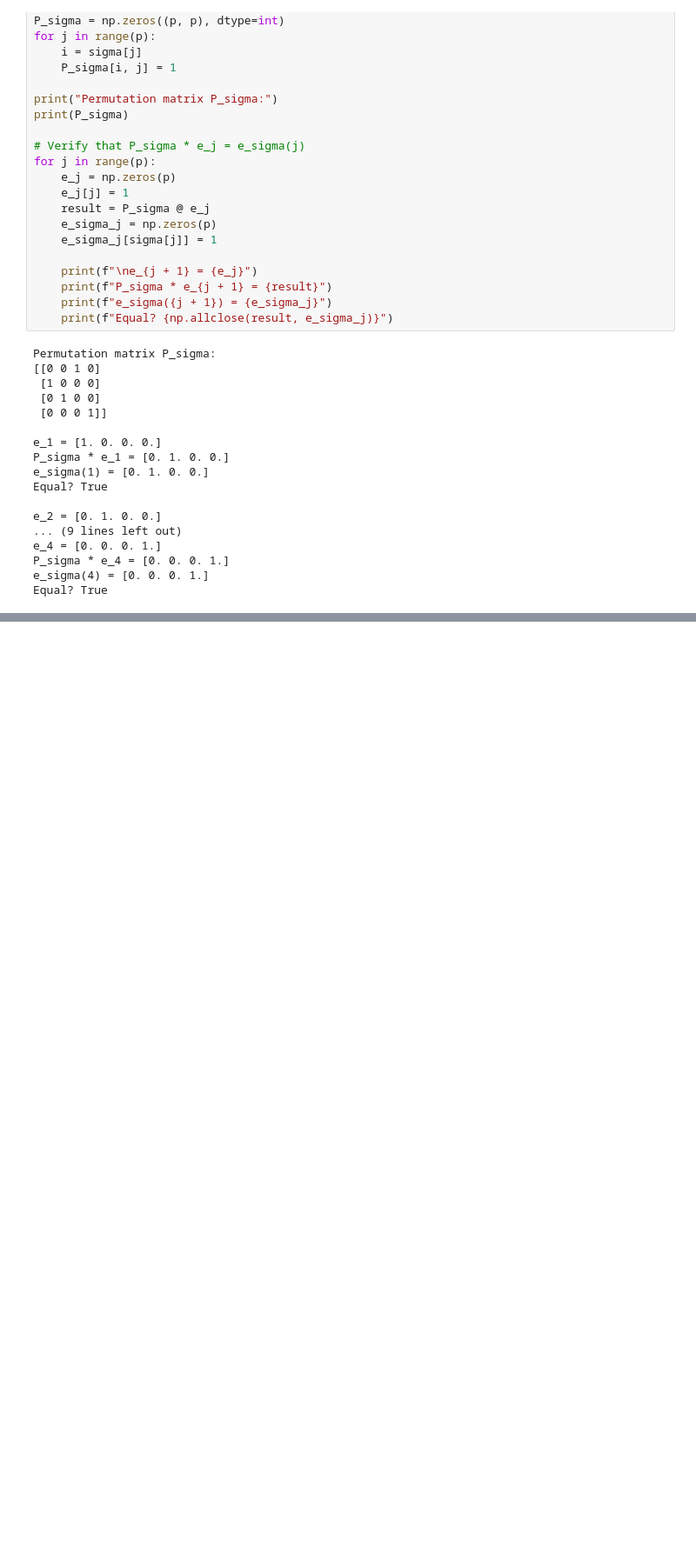
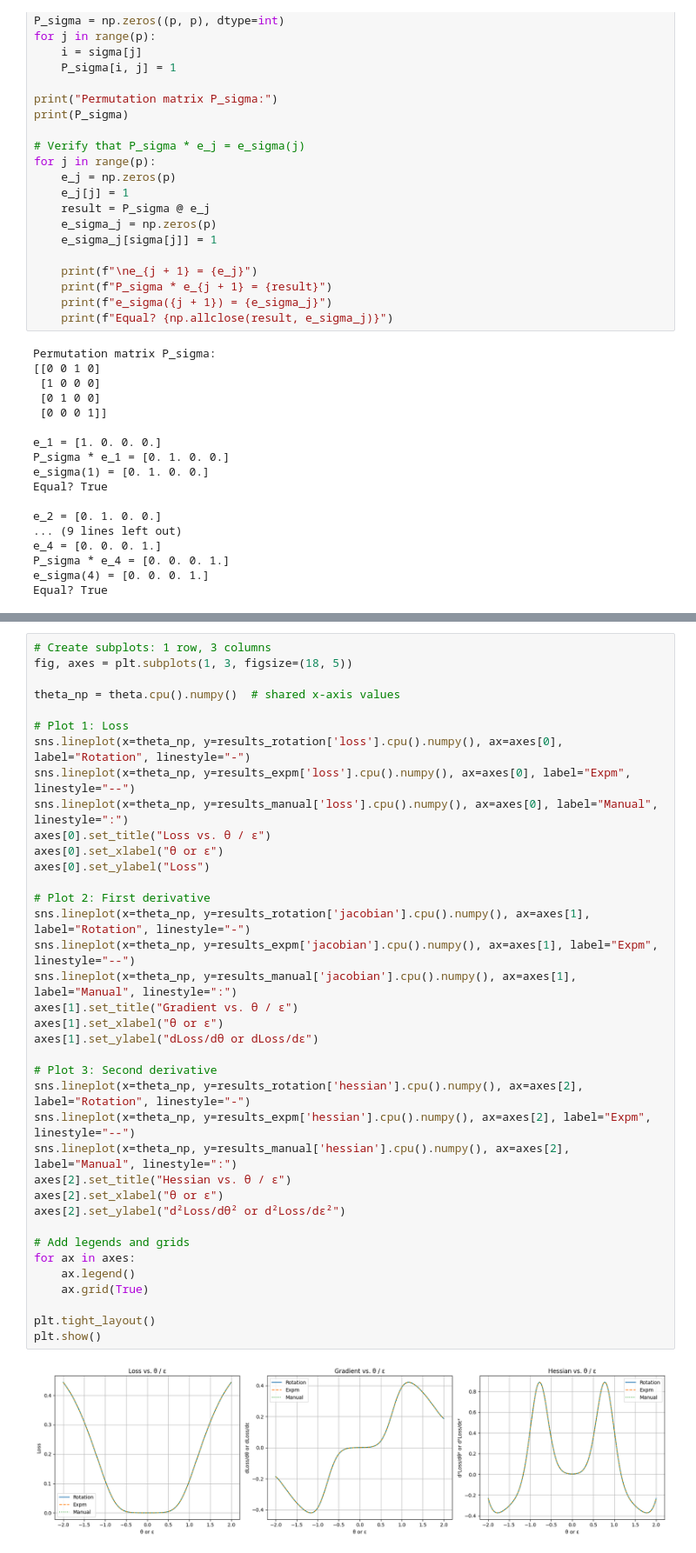
Before and after one commit to Shiwen-Yang/SCOPE, a Jupyter notebook: sanity_checks.ipynb, the cells around one changed output, grey strips where cells are left out. Shown at 87% size. Saved outputs shown, nothing was run; the diff lists cells and outputs as text; blank space fills up the shorter version.

```diff
--- a/sanity_checks.ipynb
+++ b/sanity_checks.ipynb
@@ -50,0 +199,39 @@ Equal? True
+# %%
+# Create subplots: 1 row, 3 columns
+fig, axes = plt.subplots(1, 3, figsize=(18, 5))
+
+theta_np = theta.cpu().numpy()  # shared x-axis values
+
+# Plot 1: Loss
+sns.lineplot(x=theta_np, y=results_rotation['loss'].cpu().numpy(), ax=axes[0], label="Rotation", linestyle="-")
+sns.lineplot(x=theta_np, y=results_expm['loss'].cpu().numpy(), ax=axes[0], label="Expm", linestyle="--")
+sns.lineplot(x=theta_np, y=results_manual['loss'].cpu().numpy(), ax=axes[0], label="Manual", linestyle=":")
+axes[0].set_title("Loss vs. θ / ε")
+axes[0].set_xlabel("θ or ε")
+axes[0].set_ylabel("Loss")
+
+# Plot 2: First derivative
+sns.lineplot(x=theta_np, y=results_rotation['jacobian'].cpu().numpy(), ax=axes[1], label="Rotation", linestyle="-")
+sns.lineplot(x=theta_np, y=results_expm['jacobian'].cpu().numpy(), ax=axes[1], label="Expm", linestyle="--")
+sns.lineplot(x=theta_np, y=results_manual['jacobian'].cpu().numpy(), ax=axes[1], label="Manual", linestyle=":")
+axes[1].set_title("Gradient vs. θ / ε")
+axes[1].set_xlabel("θ or ε")
+axes[1].set_ylabel("dLoss/dθ or dLoss/dε")
+
+# Plot 3: Second derivative
+sns.lineplot(x=theta_np, y=results_rotation['hessian'].cpu().numpy(), ax=axes[2], label="Rotation", linestyle="-")
+sns.lineplot(x=theta_np, y=results_expm['hessian'].cpu().numpy(), ax=axes[2], label="Expm", linestyle="--")
+sns.lineplot(x=theta_np, y=results_manual['hessian'].cpu().numpy(), ax=axes[2], label="Manual", linestyle=":")
+axes[2].set_title("Hessian vs. θ / ε")
+axes[2].set_xlabel("θ or ε")
+axes[2].set_ylabel("d²Loss/dθ² or d²Loss/dε²")
+
+# Add legends and grids
+for ax in axes:
+    ax.legend()
+    ax.grid(True)
+
+plt.tight_layout()
+plt.show()
+# %% [output]
+[figure, added]
```
Also changed, not shown: parts of 5 cells of this notebook, 2 other files.
